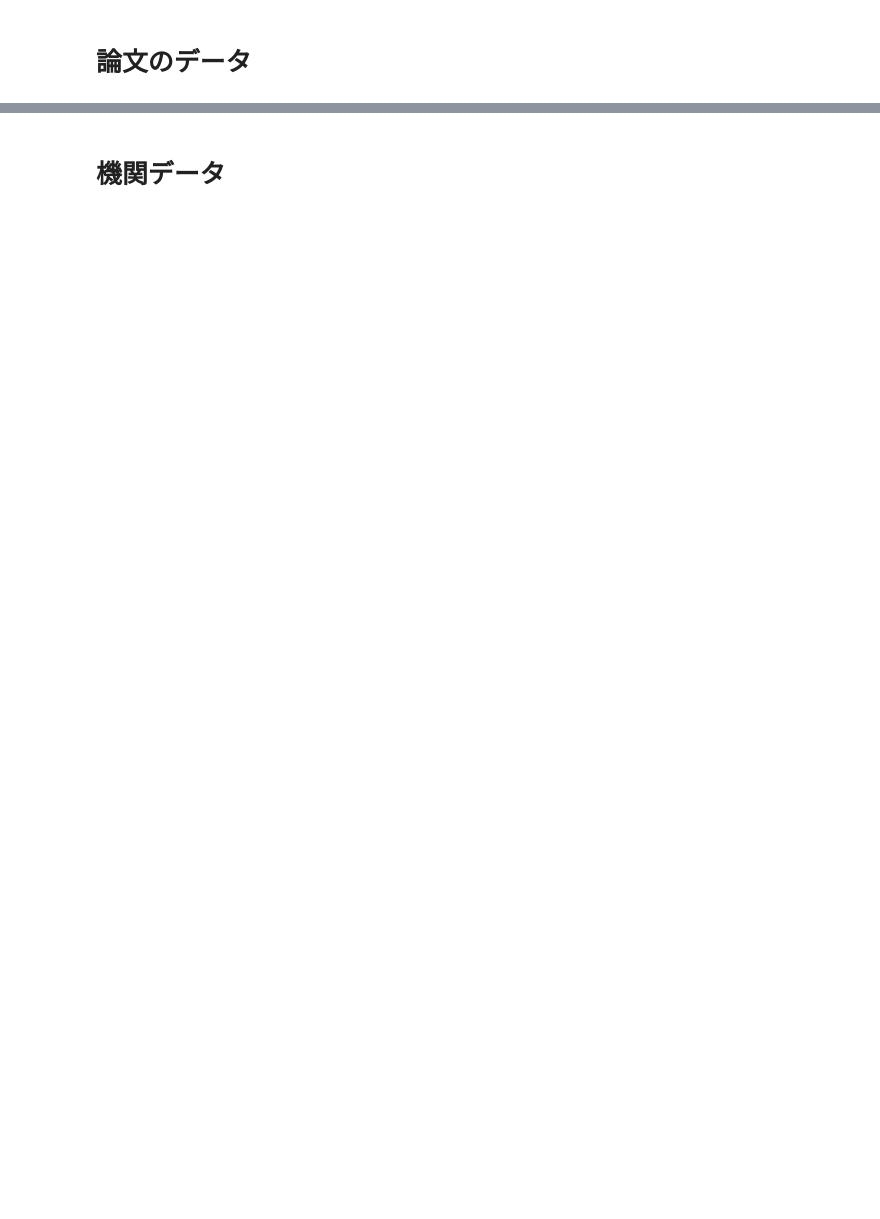
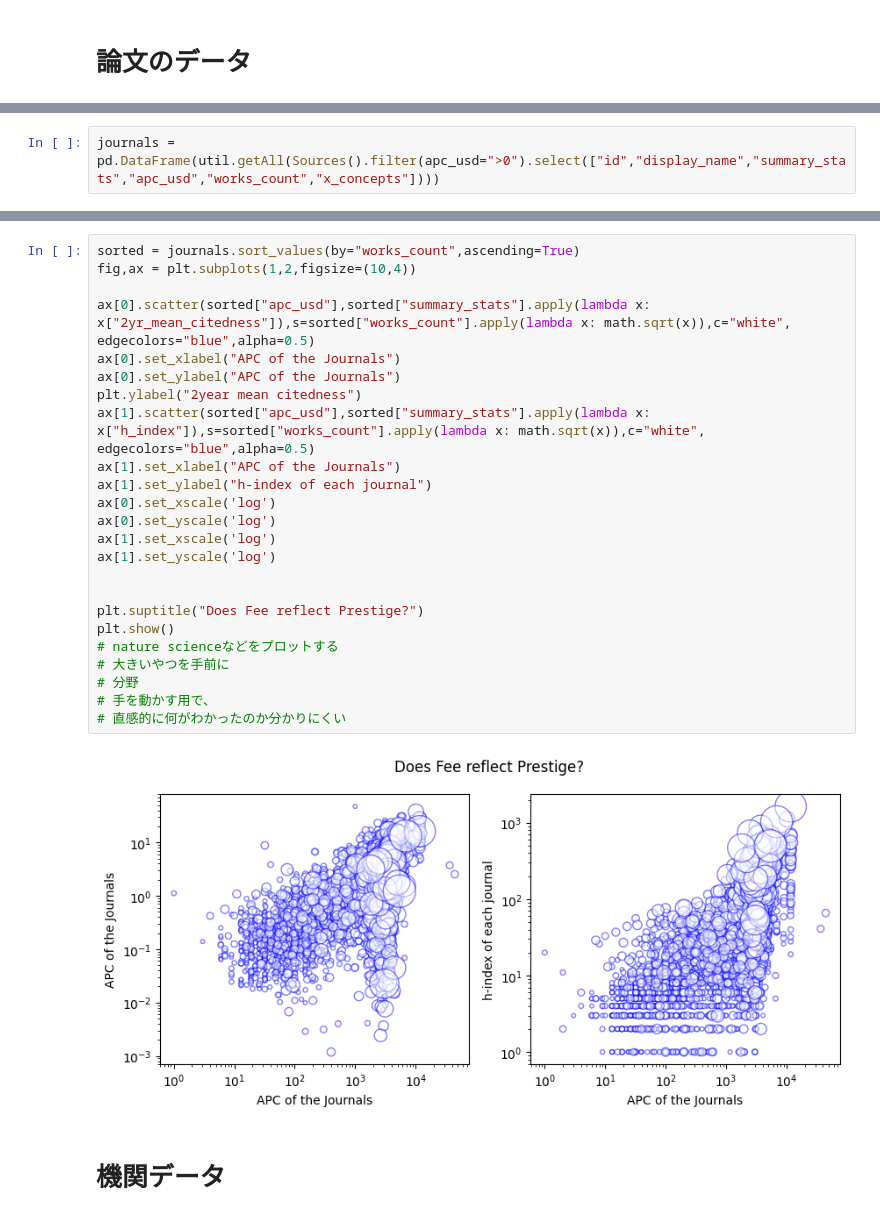
Before and after one commit to ScisciJP/tutorial_jp, a Jupyter notebook: 1-GettingStarted.ipynb, the cells around one changed output, grey strips where cells are left out. Drawn from its saved outputs; the diff is of its cells as text; blank space fills up the shorter version.

```diff
--- a/1-GettingStarted.ipynb
+++ b/1-GettingStarted.ipynb
@@ -175,0 +195,2 @@ pd.DataFrame(map(lambda x: [x["id"],x["display_name"], x["host_organization_name
+# %%
+journals = pd.DataFrame(util.getAll(Sources().filter(apc_usd=">0").select(["id","display_name","summary_stats","apc_usd","works_count","x_concepts"])))
@@ -176,2 +213,28 @@ pd.DataFrame(map(lambda x: [x["id"],x["display_name"], x["host_organization_name
+# %%
+sorted = journals.sort_values(by="works_count",ascending=True)
+fig,ax = plt.subplots(1,2,figsize=(10,4))
+
+ax[0].scatter(sorted["apc_usd"],sorted["summary_stats"].apply(lambda x: x["2yr_mean_citedness"]),s=sorted["works_count"].apply(lambda x: math.sqrt(x)),c="white", edgecolors="blue",alpha=0.5)
+ax[0].set_xlabel("APC of the Journals")
+ax[0].set_ylabel("APC of the Journals")
+plt.ylabel("2year mean citedness")
+ax[1].scatter(sorted["apc_usd"],sorted["summary_stats"].apply(lambda x: x["h_index"]),s=sorted["works_count"].apply(lambda x: math.sqrt(x)),c="white", edgecolors="blue",alpha=0.5)
+ax[1].set_xlabel("APC of the Journals")
+ax[1].set_ylabel("h-index of each journal")
+ax[0].set_xscale('log')
+ax[0].set_yscale('log')
+ax[1].set_xscale('log')
+ax[1].set_yscale('log')
+
+
+plt.suptitle("Does Fee reflect Prestige?")
+plt.show()
+# nature scienceなどをプロットする
+# 大きいやつを手前に
+# 分野
+# 手を動かす用で、
+# 直感的に何がわかったのか分かりにくい
+# %% [output]
+[figure, added]
 # %% [markdown]
 # 機関データ
```
Also changed, not shown: parts of 21 cells of this notebook, 7 other files.
